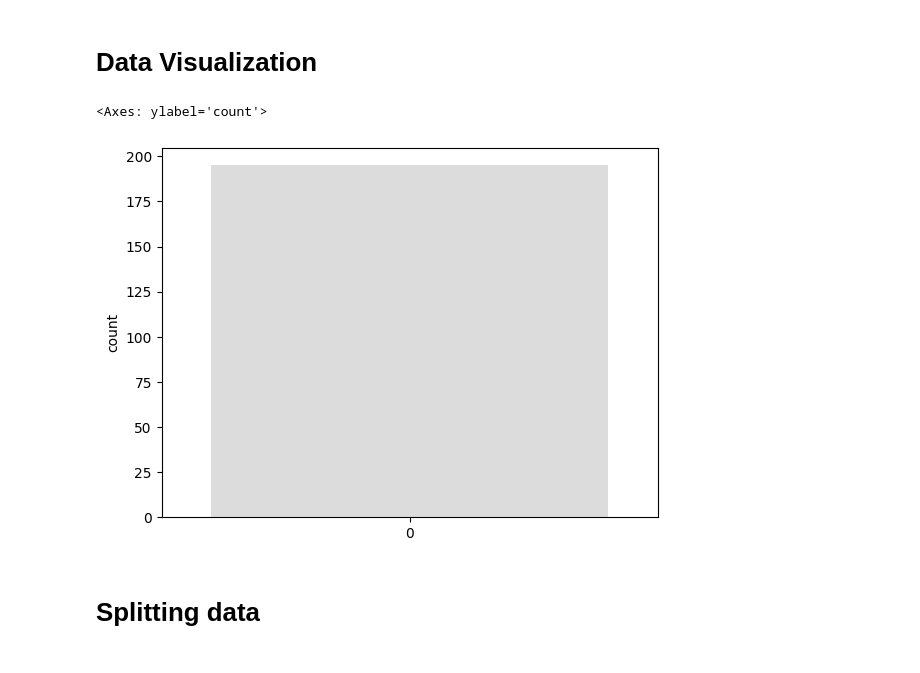
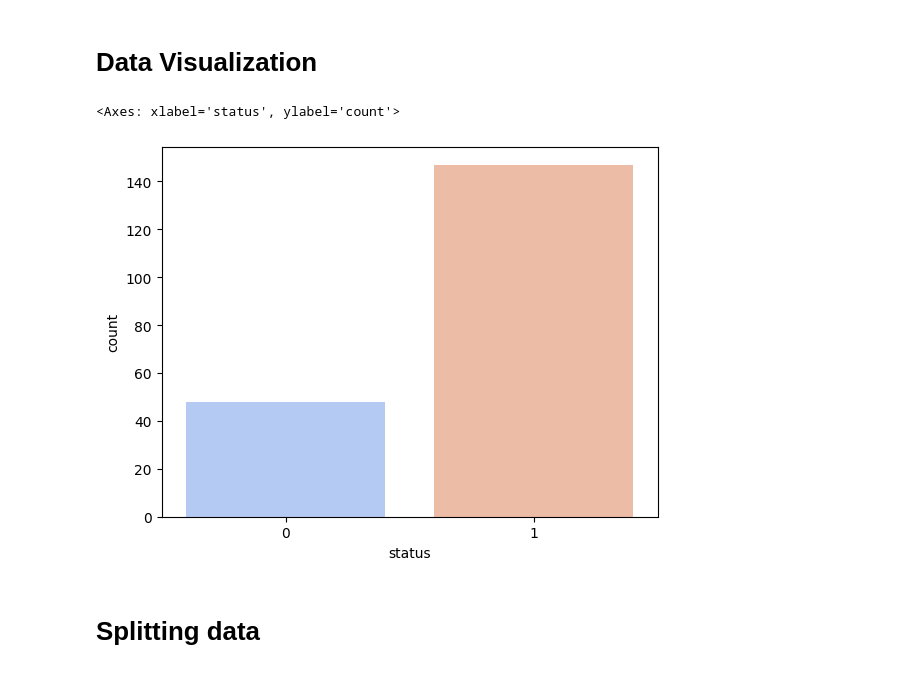
Before and after one commit to Priya29satya07/miniproject_1, a Jupyter notebook: parkinson_mini_1.ipynb, the cells around one changed output. Drawn from its saved outputs; the diff is of its cells as text; code cells hidden in the pictures.

```diff
--- a/parkinson_mini_1.ipynb
+++ b/parkinson_mini_1.ipynb
@@ -106,10 +106,10 @@ dtype: int64
 # %% [markdown]
 # **Data Visualization**
 # %%
-sns.countplot(df['status'],label="Count",palette="coolwarm")# visualizing the count of each element  in outcome column
+sns.countplot(x='status',data=df,label="Count",palette="coolwarm")# visualizing the count of each element  in outcome column
 # %% [output]
-<Axes: ylabel='count'>
+<Axes: xlabel='status', ylabel='count'>
-[figure, old version]
+[figure, new version]
 # %% [markdown]
 # **Splitting data**
 # %%
```
